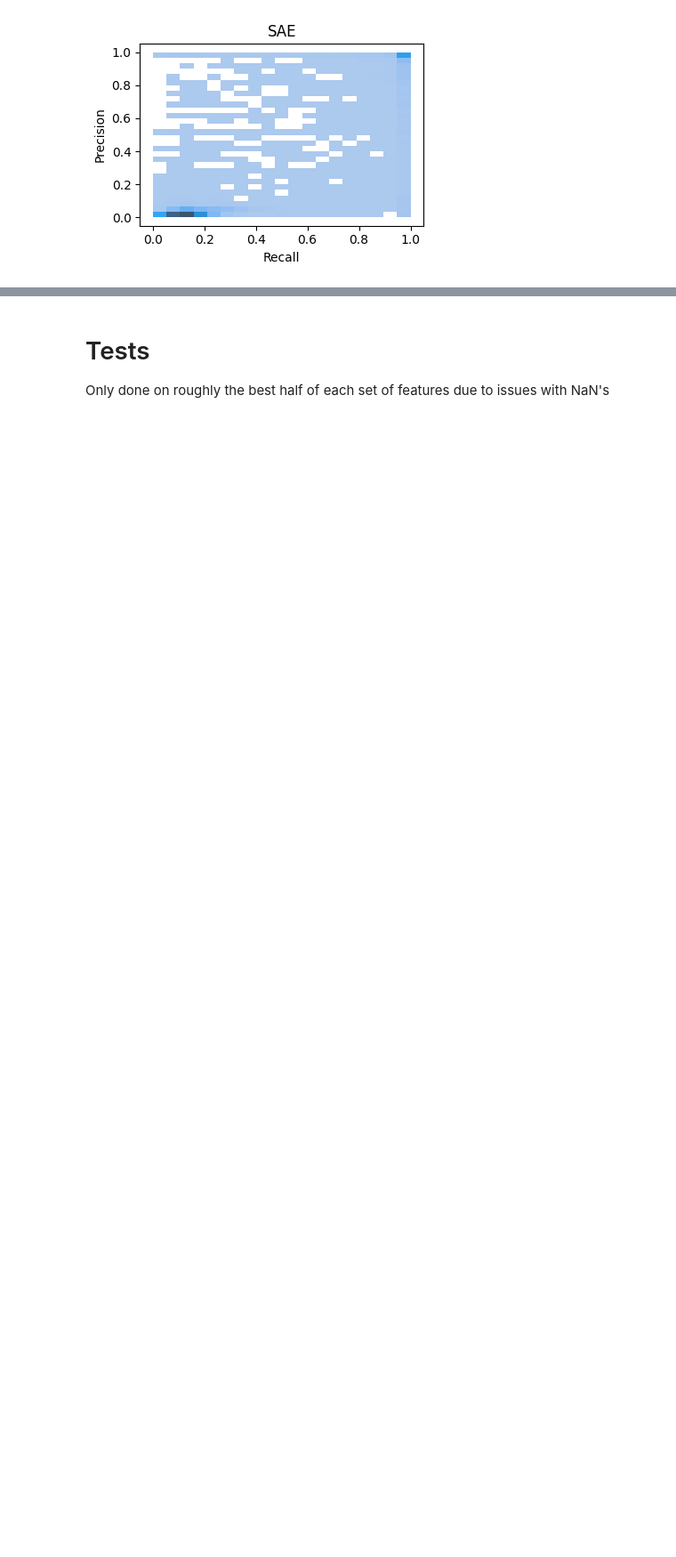
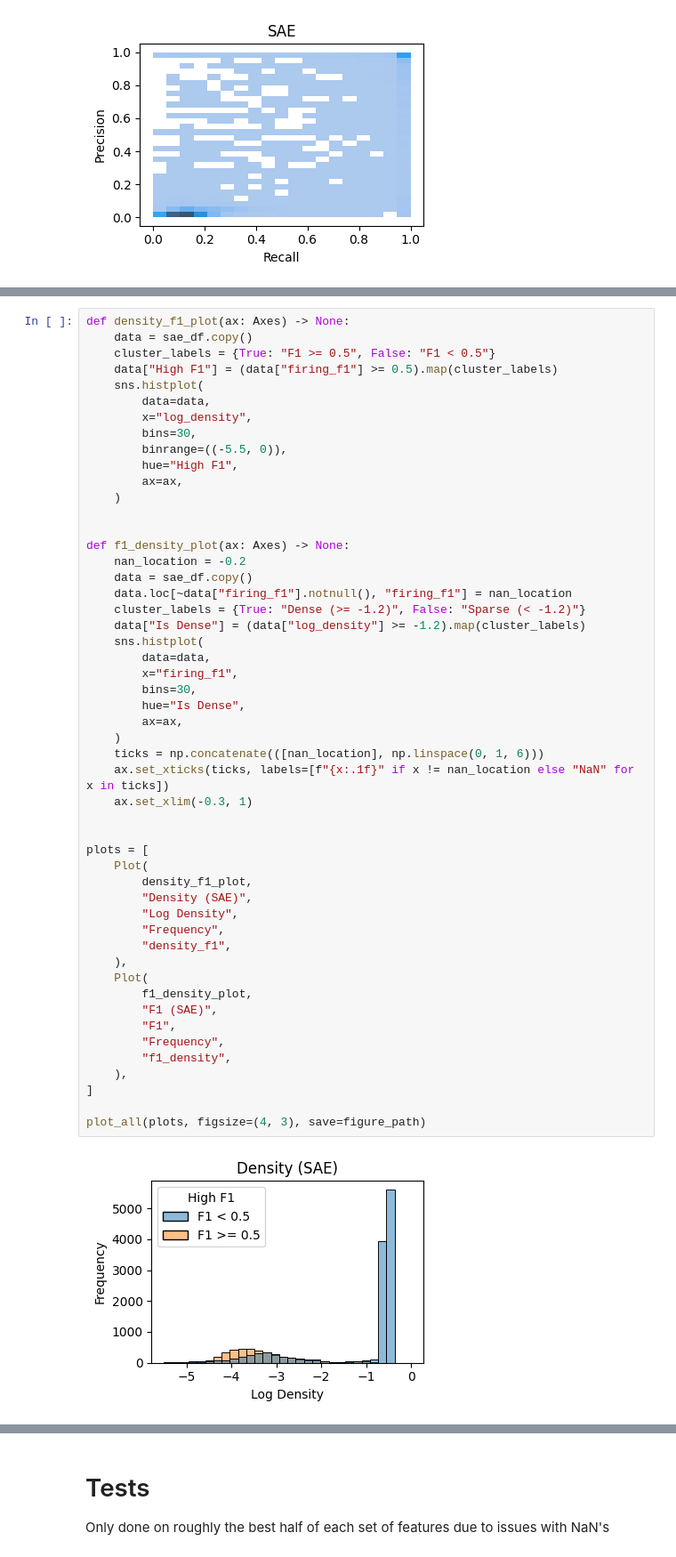
Before and after one commit to albertsgarde/thesis, a Jupyter notebook: sandbox/bootstrap.ipynb, the cells around one changed output, grey strips where cells are left out. Shown at 89% size. Drawn from its saved outputs; the diff is of its cells as text; blank space fills up the shorter version.

```diff
--- a/sandbox/bootstrap.ipynb
+++ b/sandbox/bootstrap.ipynb
@@ -423,0 +420,53 @@ plot_all(plots, figsize=(4, 3), save=figure_path)
+# %%
+def density_f1_plot(ax: Axes) -> None:
+    data = sae_df.copy()
+    cluster_labels = {True: "F1 >= 0.5", False: "F1 < 0.5"}
+    data["High F1"] = (data["firing_f1"] >= 0.5).map(cluster_labels)
+    sns.histplot(
+        data=data,
+        x="log_density",
+        bins=30,
+        binrange=((-5.5, 0)),
+        hue="High F1",
+        ax=ax,
+    )
+
+
+def f1_density_plot(ax: Axes) -> None:
+    nan_location = -0.2
+    data = sae_df.copy()
+    data.loc[~data["firing_f1"].notnull(), "firing_f1"] = nan_location
+    cluster_labels = {True: "Dense (>= -1.2)", False: "Sparse (< -1.2)"}
+    data["Is Dense"] = (data["log_density"] >= -1.2).map(cluster_labels)
+    sns.histplot(
+        data=data,
+        x="firing_f1",
+        bins=30,
+        hue="Is Dense",
+        ax=ax,
+    )
+    ticks = np.concatenate(([nan_location], np.linspace(0, 1, 6)))
+    ax.set_xticks(ticks, labels=[f"{x:.1f}" if x != nan_location else "NaN" for x in ticks])
+    ax.set_xlim(-0.3, 1)
+
+
+plots = [
+    Plot(
+        density_f1_plot,
+        "Density (SAE)",
+        "Log Density",
+        "Frequency",
+        "density_f1",
+    ),
+    Plot(
+        f1_density_plot,
+        "F1 (SAE)",
+        "F1",
+        "Frequency",
+        "f1_density",
+    ),
+]
+
+plot_all(plots, figsize=(4, 3), save=figure_path)
+# %% [output]
+[figure, added]
```
Also changed, not shown: parts of 7 cells of this notebook.
